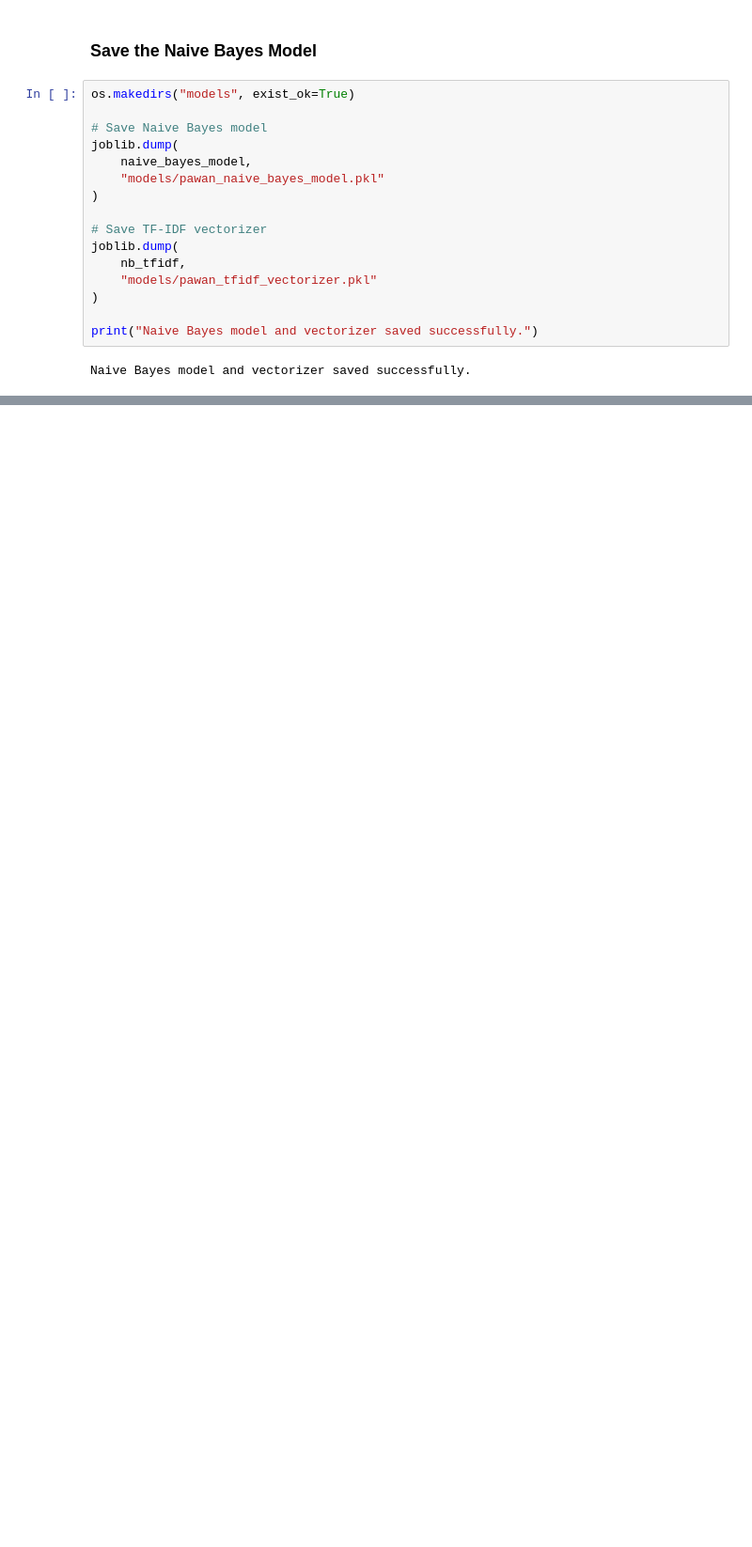
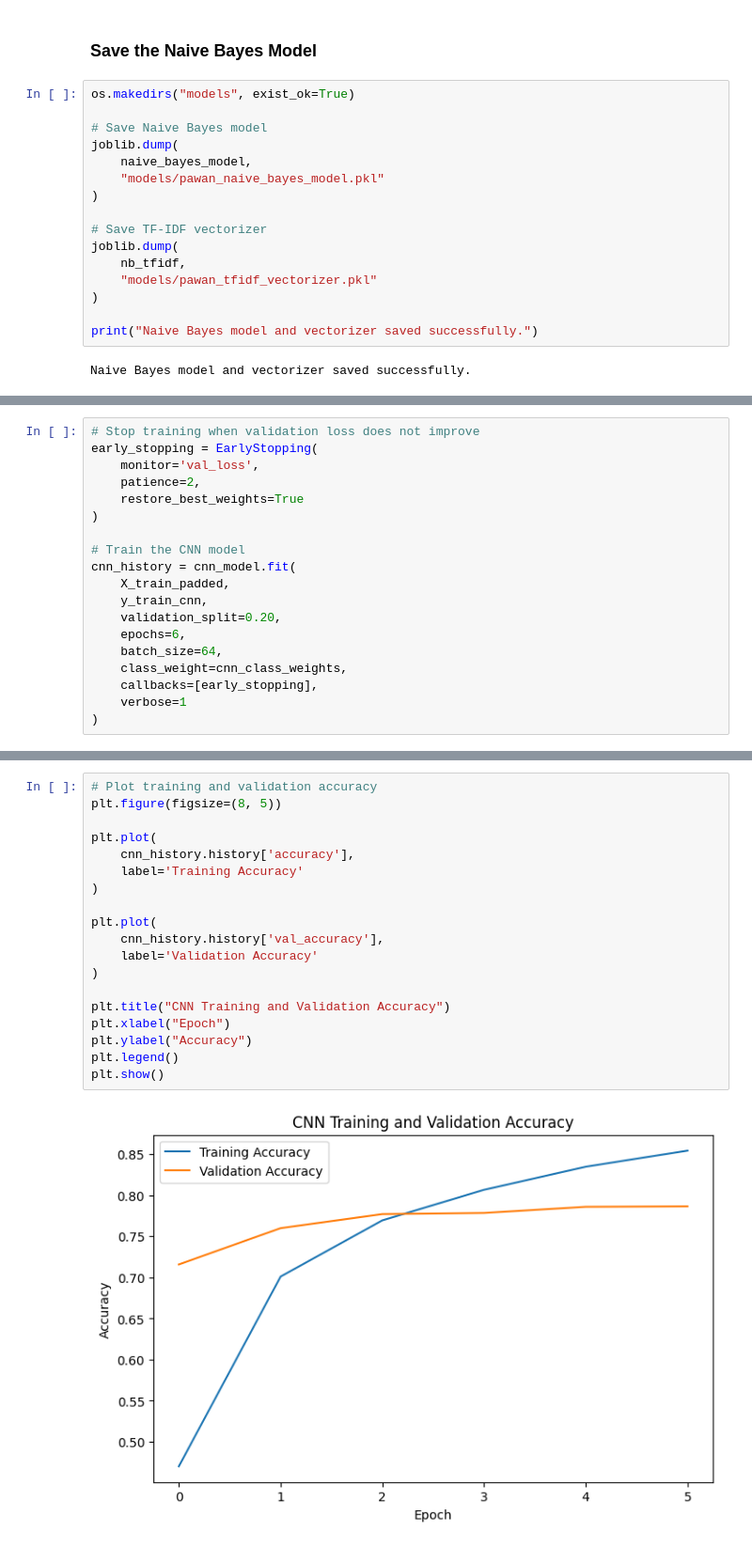
Before and after one commit to Cpox123/ThinkLab-NLP, a Jupyter notebook: notebooks/pawan_naive_bayes_cnn.ipynb.ipynb, the cells around one changed output, grey strips where cells are left out. Shown at 94% size. Drawn from its saved outputs; the diff is of its cells as text; blank space fills up the shorter version.

```diff
--- a/notebooks/pawan_naive_bayes_cnn.ipynb.ipynb
+++ b/notebooks/pawan_naive_bayes_cnn.ipynb.ipynb
@@ -509,0 +674,19 @@ Naive Bayes model and vectorizer saved successfully.
+# %%
+# Stop training when validation loss does not improve
+early_stopping = EarlyStopping(
+    monitor='val_loss',
+    patience=2,
+    restore_best_weights=True
+)
+
+# Train the CNN model
+cnn_history = cnn_model.fit(
+    X_train_padded,
+    y_train_cnn,
+    validation_split=0.20,
+    epochs=6,
+    batch_size=64,
+    class_weight=cnn_class_weights,
+    callbacks=[early_stopping],
+    verbose=1
+)
@@ -509,0 +708,21 @@ Naive Bayes model and vectorizer saved successfully.
+# %%
+# Plot training and validation accuracy
+plt.figure(figsize=(8, 5))
+
+plt.plot(
+    cnn_history.history['accuracy'],
+    label='Training Accuracy'
+)
+
+plt.plot(
+    cnn_history.history['val_accuracy'],
+    label='Validation Accuracy'
+)
+
+plt.title("CNN Training and Validation Accuracy")
+plt.xlabel("Epoch")
+plt.ylabel("Accuracy")
+plt.legend()
+plt.show()
+# %% [output]
+[figure, added]
```
Also changed, not shown: parts of 31 cells of this notebook.
